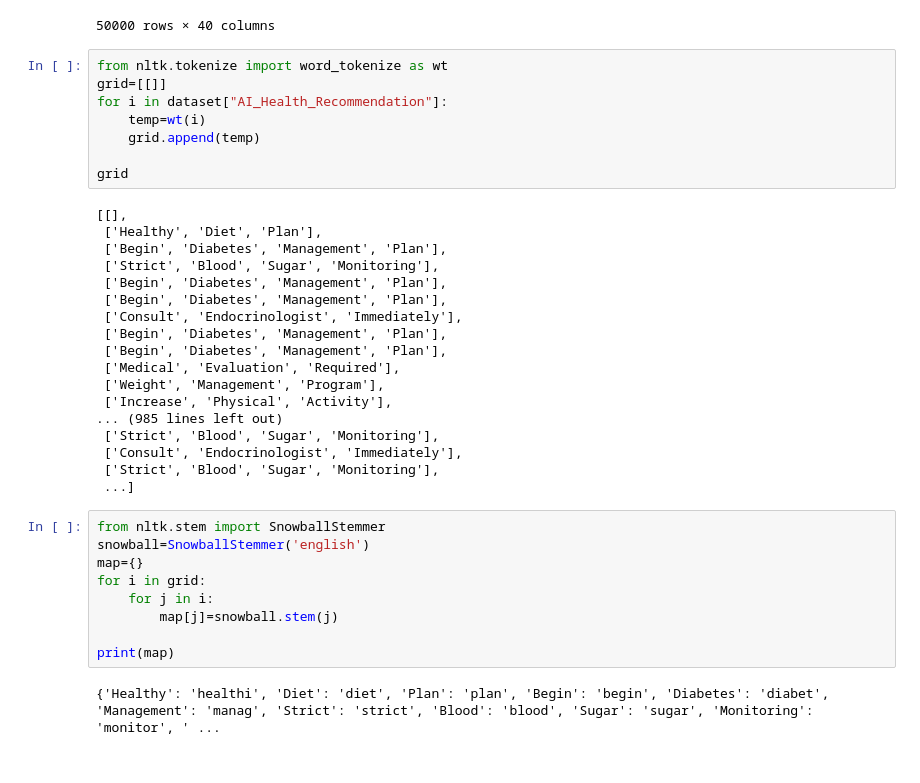
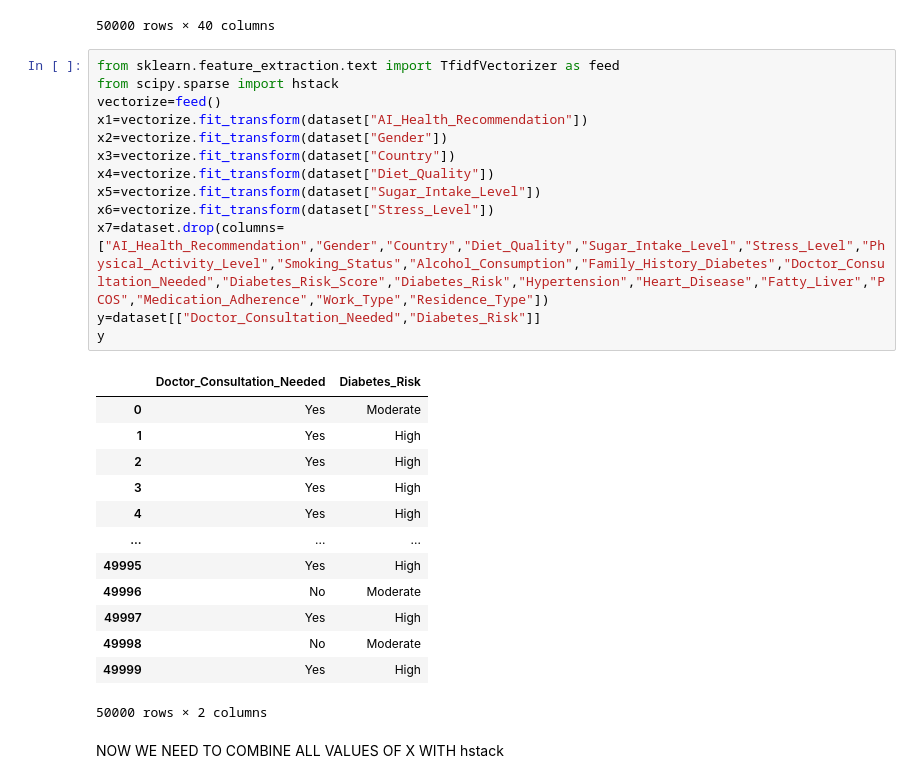
Before and after one commit to errorrcode03/My_Code, a Jupyter notebook: stem.ipynb, the cells around one changed output. Cells and saved outputs as stored; diff of their text form.

```diff
--- a/stem.ipynb
+++ b/stem.ipynb
@@ -19,40 +19,32 @@ dataset
 | 49998 | 23.0 | Other | Bangladesh | 168.0 | 73.9 | 26.2 | 131.4 | 139.5 | ... |
 | 49999 | 24.0 | Female | Australia | 152.8 | 94.6 | 40.5 | 66.1 | 123.5 | ... |
 50000 rows × 40 columns
-# %%
-from nltk.tokenize import word_tokenize as wt
-grid=[[]]
-for i in dataset["AI_Health_Recommendation"]:
-    temp=wt(i)
-    grid.append(temp)
-
-grid
-# %% [output]
-[[],
- ['Healthy', 'Diet', 'Plan'],
- ['Begin', 'Diabetes', 'Management', 'Plan'],
- ['Strict', 'Blood', 'Sugar', 'Monitoring'],
- ['Begin', 'Diabetes', 'Management', 'Plan'],
- ['Begin', 'Diabetes', 'Management', 'Plan'],
- ['Consult', 'Endocrinologist', 'Immediately'],
- ['Begin', 'Diabetes', 'Management', 'Plan'],
- ['Begin', 'Diabetes', 'Management', 'Plan'],
- ['Medical', 'Evaluation', 'Required'],
- ['Weight', 'Management', 'Program'],
- ['Increase', 'Physical', 'Activity'],
-... (985 lines left out)
- ['Strict', 'Blood', 'Sugar', 'Monitoring'],
- ['Consult', 'Endocrinologist', 'Immediately'],
- ['Strict', 'Blood', 'Sugar', 'Monitoring'],
- ...]
-# %%
-from nltk.stem import SnowballStemmer
-snowball=SnowballStemmer('english')
-map={}
-for i in grid:
-    for j in i:
-        map[j]=snowball.stem(j)
-
-print(map)
-# %% [output]
-{'Healthy': 'healthi', 'Diet': 'diet', 'Plan': 'plan', 'Begin': 'begin', 'Diabetes': 'diabet', 'Management': 'manag', 'Strict': 'strict', 'Blood': 'blood', 'Sugar': 'sugar', 'Monitoring': 'monitor', ' ...
+# %%
+from sklearn.feature_extraction.text import TfidfVectorizer as feed
+from scipy.sparse import hstack
+vectorize=feed()
+x1=vectorize.fit_transform(dataset["AI_Health_Recommendation"])
+x2=vectorize.fit_transform(dataset["Gender"])
+x3=vectorize.fit_transform(dataset["Country"])
+x4=vectorize.fit_transform(dataset["Diet_Quality"])
+x5=vectorize.fit_transform(dataset["Sugar_Intake_Level"])
+x6=vectorize.fit_transform(dataset["Stress_Level"])
+x7=dataset.drop(columns=["AI_Health_Recommendation","Gender","Country","Diet_Quality","Sugar_Intake_Level","Stress_Level","Physical_Activity_Level","Smoking_Status","Alcohol_Consumption","Family_History_Diabetes","Doctor_Consultation_Needed","Diabetes_Risk_Score","Diabetes_Risk","Hypertension","Heart_Disease","Fatty_Liver","PCOS","Medication_Adherence","Work_Type","Residence_Type"])
+y=dataset[["Doctor_Consultation_Needed","Diabetes_Risk"]]
+y
+# %% [output]
+|  | Doctor_Consultation_Needed | Diabetes_Risk |
+| 0 | Yes | Moderate |
+| 1 | Yes | High |
+| 2 | Yes | High |
+| 3 | Yes | High |
+| 4 | Yes | High |
+| ... | ... | ... |
+| 49995 | Yes | High |
+| 49996 | No | Moderate |
+| 49997 | Yes | High |
+| 49998 | No | Moderate |
+| 49999 | Yes | High |
+50000 rows × 2 columns
+# %% [markdown]
+NOW WE NEED TO COMBINE ALL VALUES OF X WITH hstack
```
Also changed, not shown: parts of 3 cells of this notebook, 4 other files.
